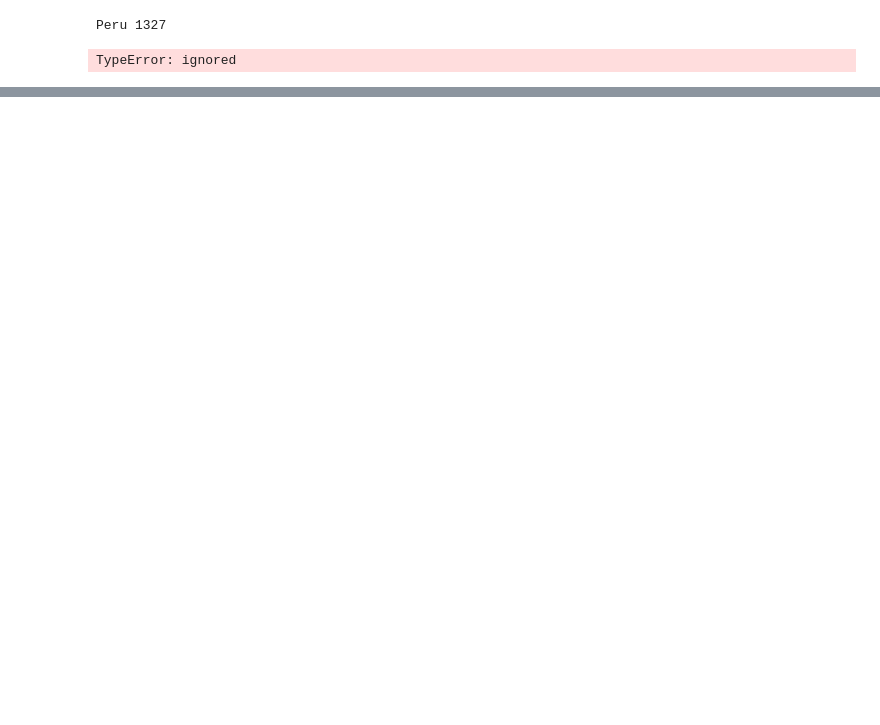
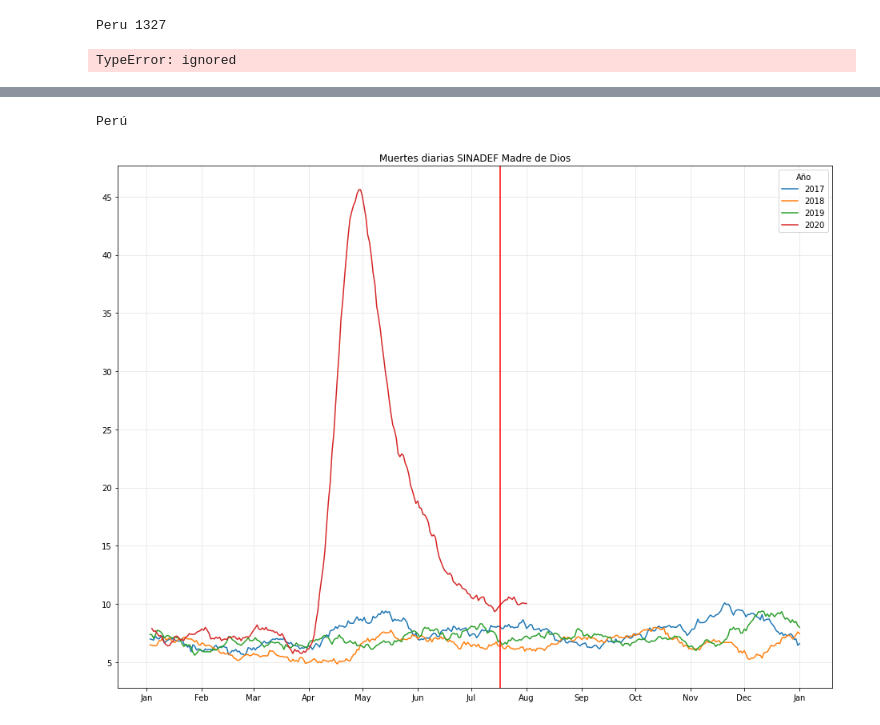
Before and after one commit to JimboRK9/Covid-19, a Jupyter notebook: SINADEF_final.ipynb, the cells around one changed output, grey strips where cells are left out. Cells and saved outputs as stored; diff of their text form; code cells hidden in the pictures; blank space fills up the shorter version.

```diff
--- a/SINADEF_final.ipynb
+++ b/SINADEF_final.ipynb
@@ -142,7 +163,7 @@ df_fecha_contadas_Amazonas_length = len(df_fecha_contadas_Amazonas)
 
 if df_fecha_contadas_Peru_length == df_fecha_contadas_Amazonas_length:
   estado = 'bien'
-  estado_Amazonaz = True
+  estado_Amazonas = True
 else:
   estado = 'revisar'
   estado_Amazonas = False
@@ -154,6 +175,7 @@ df_fecha = pd.DataFrame(df.ANCASH["FECHA"].str.split(';', expand=True).stack(),
 df_fecha_contadas_Ancash=df_fecha.groupby(["FECHA"])["FECHA"].count()
 df_fecha_contadas_Ancash_length = len(df_fecha_contadas_Ancash)
 
+
 if df_fecha_contadas_Peru_length == df_fecha_contadas_Ancash_length:
   estado = 'bien'
   estado_Ancash = True
@@ -162,6 +184,9 @@ else:
   estado_Ancash = False
 
 print('Ancash '+ str(df_fecha_contadas_Ancash_length)+ ' ' +str(estado))
+
+#Print revision: relleno de datos atrasados
+#print(df_fecha_contadas_Ancash)
 
 #Apurimac
 df_fecha = pd.DataFrame(df.APURIMAC["FECHA"].str.split(';', expand=True).stack(), columns=["FECHA"])
@@ -252,17 +277,17 @@ print('Cusco '+ str(df_fecha_contadas_Cusco_length)+ ' ' +str(estado))
 
 #Hancavelica
 df_fecha = pd.DataFrame(df.HUANCAVELICA["FECHA"].str.split(';', expand=True).stack(), columns=["FECHA"])
-df_fecha_contadas_Hancavelica=df_fecha.groupby(["FECHA"])["FECHA"].count()
-df_fecha_contadas_Hancavelica_length = len(df_fecha_contadas_Hancavelica)
+df_fecha_contadas_Huancavelica=df_fecha.groupby(["FECHA"])["FECHA"].count()
+df_fecha_contadas_Huancavelica_length = len(df_fecha_contadas_Huancavelica)
 
-if df_fecha_contadas_Peru_length == df_fecha_contadas_Hancavelica_length:
+if df_fecha_contadas_Peru_length == df_fecha_contadas_Huancavelica_length:
   estado = 'bien'
   estado_Huancavelica = True
 else:
   estado= 'revisar'
   estado_Huancavelica = False
 
-print('Hancavelica '+ str(df_fecha_contadas_Hancavelica_length)+ ' ' +str(estado))
+print('Hancavelica '+ str(df_fecha_contadas_Huancavelica_length)+ ' ' +str(estado))
 
 #Huanuco
 df_fecha = pd.DataFrame(df.HUANUCO["FECHA"].str.split(';', expand=True).stack(), columns=["FECHA"])
@@ -1549,0 +1598,58 @@ Apurimac null
+# %%
+lista_departamentos = ['AMAZONAS','ANCASH','APURIMAC','AREQUIPA','AYACUCHO','CAJAMARCA','CALLAO','CUSCO','HUANCAVELICA','HUANUCO','ICA','JUNIN','LA LIBERTAD','LAMBAYEQUE','LIMA','LORETO','MADRE DE DIOS','MOQUEGUA','PASCO','PIURA','PUNO','SAN MARTIN','TACNA','TUMBES','UCAYALI']
+
+mylist = df_fecha_contadas_Loreto
+N = 20
+#filtro de N dias
+cumsum, moving_aves = [0], []
+for i, x in enumerate(mylist, 1):
+    cumsum.append(cumsum[i-1] + x)
+    if i>=N:
+        moving_ave = (cumsum[i] - cumsum[i-N])/N
+        #can do stuff with moving_ave here
+        moving_aves.append(moving_ave)
+        GA=moving_aves
+
+if estado_Peru == True:
+  df_fecha_contadas_Peru.to_numpy()
+  muertes_2017=GA[0:365]
+  muertes_2018=GA[365:730]
+  muertes_2019=GA[731:1096]
+  muertes_2020=GA[1096:]
+  cantidad_dias_ano_2020=len(muertes_2020)
+  numdays = 365
+  base = datetime.datetime(2017,1,1)
+  date_list = [base - datetime.timedelta(days=x) for x in range(0, numdays)]
+  locator = mdates.MonthLocator()
+  fmt = mdates.DateFormatter('%b')
+  a2017_temporal=muertes_2017[::-1]
+  a2018_temporal=muertes_2018[::-1]
+  a2019_temporal=muertes_2019[::-1]
+  a2020_temporal=muertes_2020[::-1]
+  numero_dias_ignorados=int(1)
+  a2020_temporal=a2020_temporal[numero_dias_ignorados:len(a2020_temporal)]
+  a=int(365-len(muertes_2020))
+  date_list_2020 = [base - datetime.timedelta(days=x) for x in range(a+0, -numero_dias_ignorados+a+len(muertes_2020))]
+  plt.figure(figsize=(16,12))
+  plt.plot(date_list,     a2017_temporal,label='2017')
+  plt.plot(date_list,     a2018_temporal,label='2018')
+  plt.plot(date_list,     a2019_temporal,label='2019')
+  plt.plot(date_list_2020,a2020_temporal,label='2020')
+
+
+  plt.axvline(pd.Timestamp('2016-07-17'),color='r')
+
+  X = plt.gca().xaxis
+  X.set_major_locator(locator)
+  X.set_major_formatter(fmt)
+  plt.grid(axis='both', color='0.9')
+  plt.legend(title='Año')
+  plt.title('Muertes diarias SINADEF Madre de Dios')
+  plt.savefig("Sinadef_SinFiltro_Lima.png")
+  files.download("Sinadef_SinFiltro_Perú.png")
+  print('Perú')
+  plt.show()
+
+else:
+  print('Peru null. Si esto sale algo esta muy mal. Nunca deberia salir')
+# %% [output]
@@ -1549,0 +1658,2 @@ Apurimac null
+Perú
+[figure, added]
```
Also changed, not shown: parts of 6 cells of this notebook.
